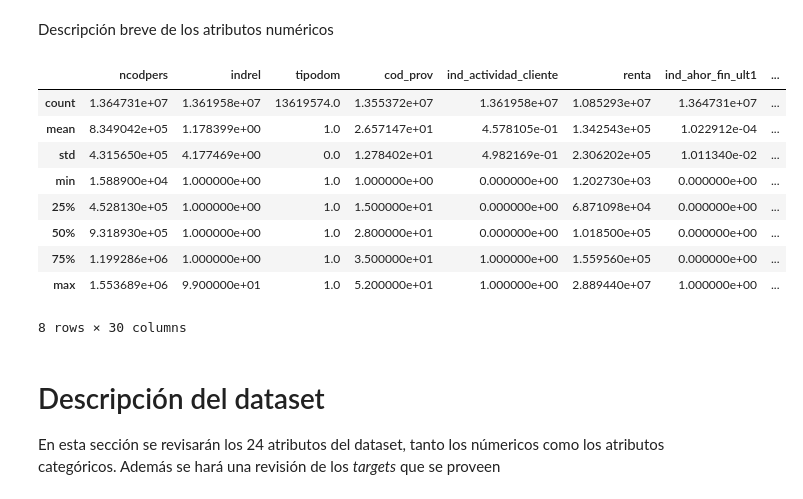
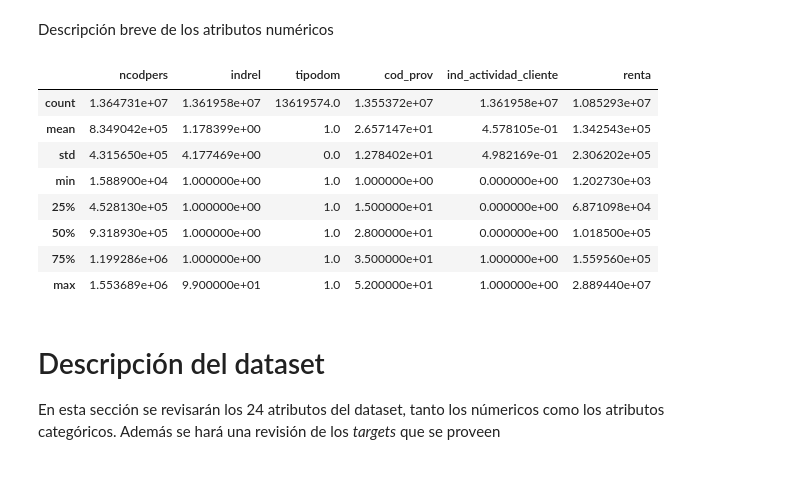
Before and after one commit to sergioml/degree_project, a Jupyter notebook: data_exploration.ipynb, the cells around one changed output. Saved outputs shown, nothing was run; the diff lists cells and outputs as text; code cells hidden in the pictures.

```diff
--- a/data_exploration.ipynb
+++ b/data_exploration.ipynb
@@ -45,18 +45,17 @@ df.shape
 # %% [markdown]
 Descripción breve de los atributos numéricos
 # %%
-df.describe()
+df.iloc[:,:24].describe()
 # %% [output]
-|  | ncodpers | indrel | tipodom | cod_prov | ind_actividad_cliente | renta | ind_ahor_fin_ult1 | ... |
-| count | 1.364731e+07 | 1.361958e+07 | 13619574.0 | 1.355372e+07 | 1.361958e+07 | 1.085293e+07 | 1.364731e+07 | ... |
-| mean | 8.349042e+05 | 1.178399e+00 | 1.0 | 2.657147e+01 | 4.578105e-01 | 1.342543e+05 | 1.022912e-04 | ... |
-| std | 4.315650e+05 | 4.177469e+00 | 0.0 | 1.278402e+01 | 4.982169e-01 | 2.306202e+05 | 1.011340e-02 | ... |
-| min | 1.588900e+04 | 1.000000e+00 | 1.0 | 1.000000e+00 | 0.000000e+00 | 1.202730e+03 | 0.000000e+00 | ... |
-| 25% | 4.528130e+05 | 1.000000e+00 | 1.0 | 1.500000e+01 | 0.000000e+00 | 6.871098e+04 | 0.000000e+00 | ... |
-| 50% | 9.318930e+05 | 1.000000e+00 | 1.0 | 2.800000e+01 | 0.000000e+00 | 1.018500e+05 | 0.000000e+00 | ... |
-| 75% | 1.199286e+06 | 1.000000e+00 | 1.0 | 3.500000e+01 | 1.000000e+00 | 1.559560e+05 | 0.000000e+00 | ... |
-| max | 1.553689e+06 | 9.900000e+01 | 1.0 | 5.200000e+01 | 1.000000e+00 | 2.889440e+07 | 1.000000e+00 | ... |
+|  | ncodpers | indrel | tipodom | cod_prov | ind_actividad_cliente | renta |
+| count | 1.364731e+07 | 1.361958e+07 | 13619574.0 | 1.355372e+07 | 1.361958e+07 | 1.085293e+07 |
+| mean | 8.349042e+05 | 1.178399e+00 | 1.0 | 2.657147e+01 | 4.578105e-01 | 1.342543e+05 |
+| std | 4.315650e+05 | 4.177469e+00 | 0.0 | 1.278402e+01 | 4.982169e-01 | 2.306202e+05 |
+| min | 1.588900e+04 | 1.000000e+00 | 1.0 | 1.000000e+00 | 0.000000e+00 | 1.202730e+03 |
+| 25% | 4.528130e+05 | 1.000000e+00 | 1.0 | 1.500000e+01 | 0.000000e+00 | 6.871098e+04 |
+| 50% | 9.318930e+05 | 1.000000e+00 | 1.0 | 2.800000e+01 | 0.000000e+00 | 1.018500e+05 |
+| 75% | 1.199286e+06 | 1.000000e+00 | 1.0 | 3.500000e+01 | 1.000000e+00 | 1.559560e+05 |
+| max | 1.553689e+06 | 9.900000e+01 | 1.0 | 5.200000e+01 | 1.000000e+00 | 2.889440e+07 |
-8 rows × 30 columns
 # %% [markdown]
 # Descripción del dataset
 
```
Also changed, not shown: parts of 4 cells of this notebook.
